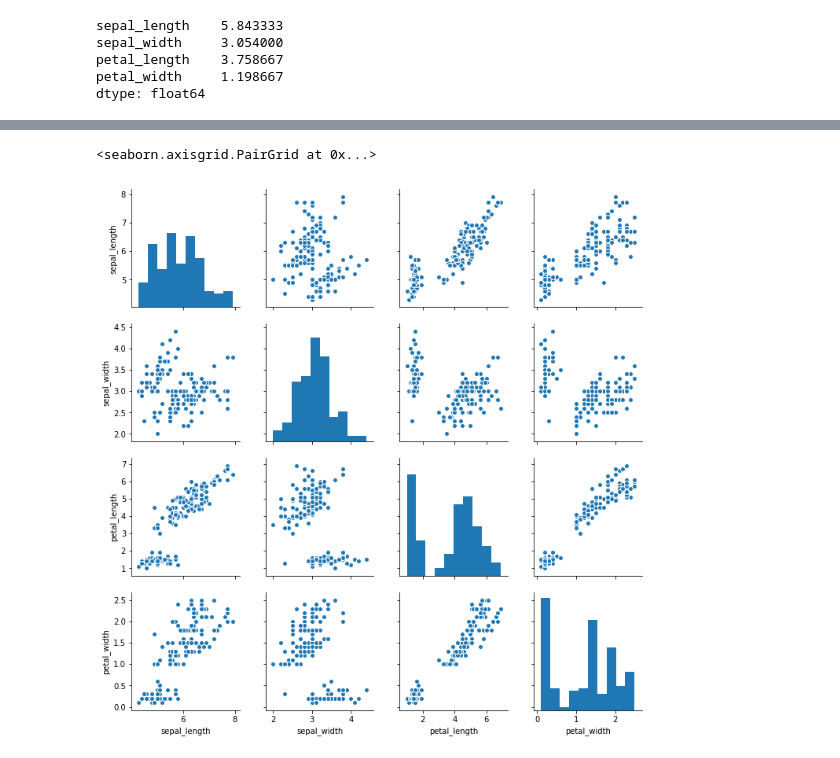
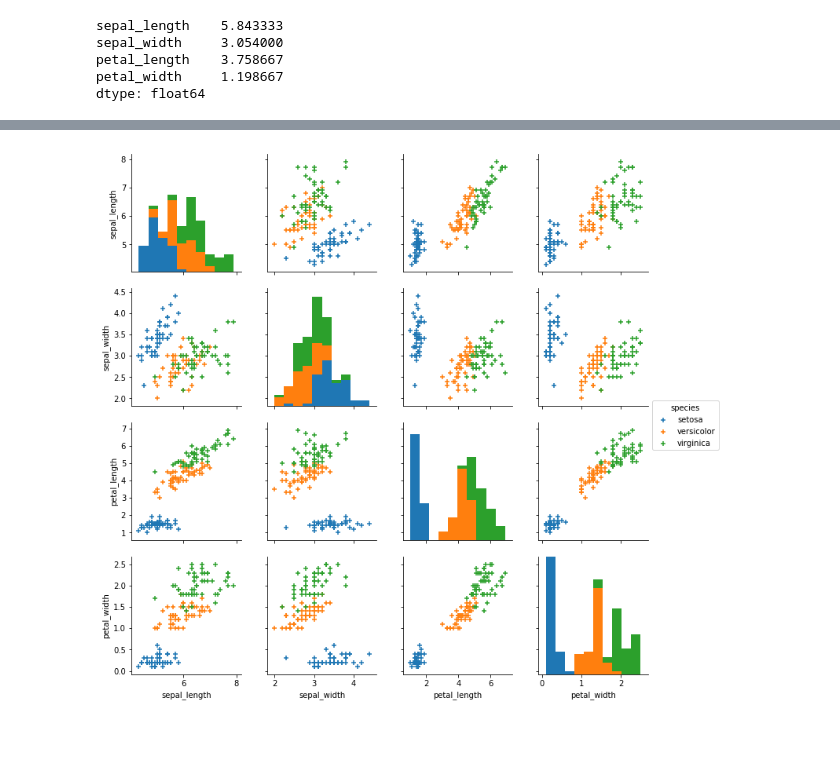
Before and after one commit to abigailCul/EmergingTechnologies, a Jupyter notebook: Iris-dataset.ipynb, the cells around one changed output, grey strips where cells are left out. Drawn from its saved outputs; the diff is of its cells as text; code cells hidden in the pictures.

Commit message:
iris plot, hist added

```diff
--- a/Iris-dataset.ipynb
+++ b/Iris-dataset.ipynb
@@ -205,7 +225,7 @@ dtype: float64
 # %%
 import seaborn as sns
-# %%
-sns.pairplot(df)
-# %% [output]
-<seaborn.axisgrid.PairGrid at 0x...>
-[figure, removed]
+# %%
+g = sns.pairplot(df, hue='species', markers='+')
+plt.show()
+# %% [output]
+[figure, added]
```
Also changed, not shown: parts of 17 cells of this notebook, 1 other file.
